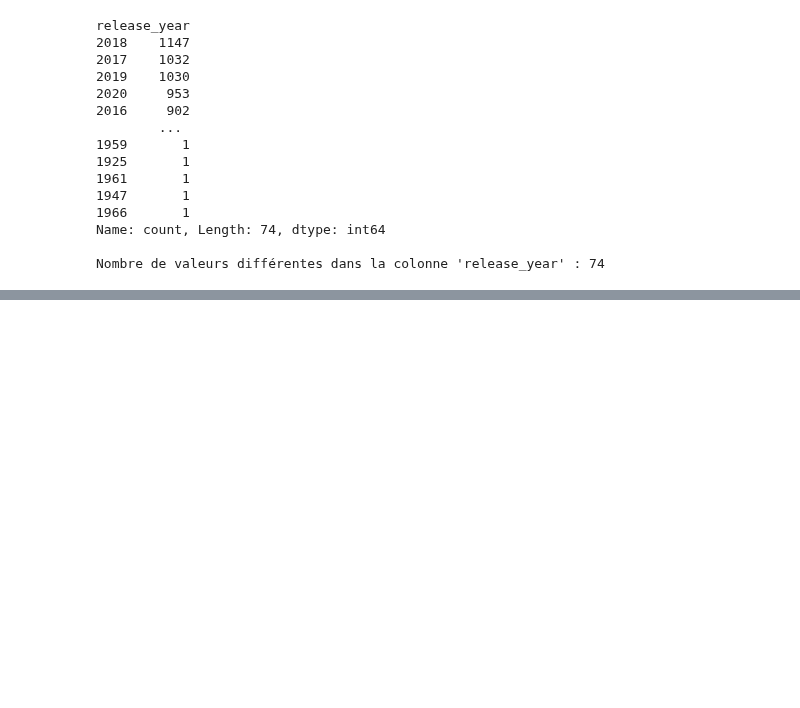
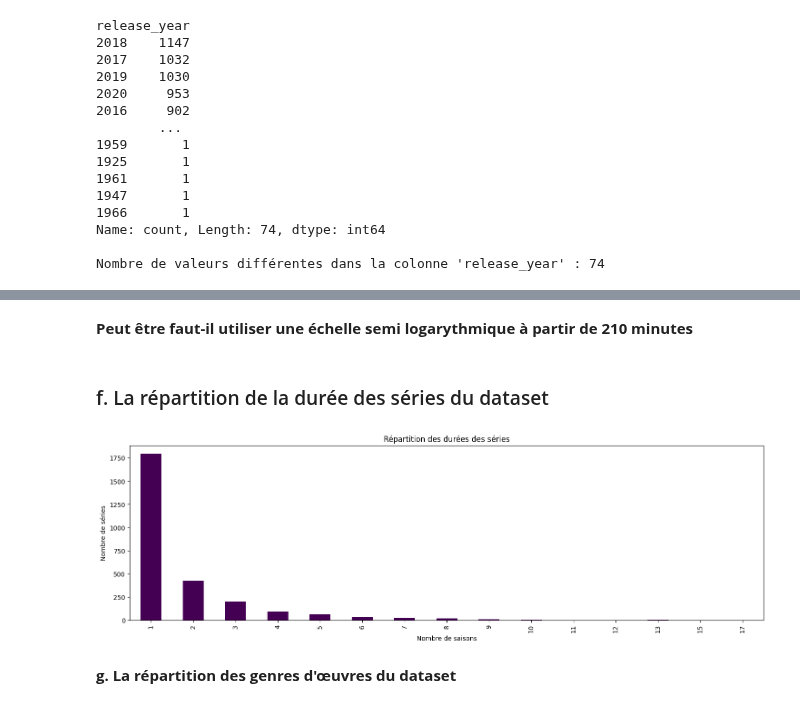
Before and after one commit to ines-lorquet/netflix-insights, a Jupyter notebook: Netflix Data Analysis.ipynb, the cells around one changed output, grey strips where cells are left out. Drawn from its saved outputs; the diff is of its cells as text; code cells hidden in the pictures; blank space fills up the shorter version.

```diff
--- a/Netflix Data Analysis.ipynb
+++ b/Netflix Data Analysis.ipynb
@@ -657,0 +746,37 @@ Nombre de valeurs différentes dans la colonne 'release_year' : 74
+# %% [markdown]
+**Peut être faut-il utiliser une échelle semi logarythmique à partir de 210 minutes**
+# %% [markdown]
+### f. La répartition de la durée des séries du dataset
+# %%
+import re
+
+# Remplacer les valeurs NaN par 0
+df.loc[df['type'] == 'TV Show', 'duration'] = df.loc[df['type'] == 'TV Show', 'duration'].fillna(0)
+
+# Expressions régulières (re) pour extraire uniquement les entiers
+df.loc[df['type'] == 'TV Show', 'duration'] = df.loc[df['type'] == 'TV Show', 'duration'].apply(lambda x: int(re.search(r'\d+', str(x)).group()) if re.search(r'\d+', str(x)) else x)
+
+# Graphique en barres
+plt.figure(figsize=(18,5))
+
+# Sélectionne les valeurs des variables 'duration' des observations dont la variable 'type' est 'TV Show'
+tv_show_durations = df.loc[df['type'] == 'TV Show']['duration']
+
+# Calculer la fréquence de chaque durée
+duration_counts = tv_show_durations.value_counts().sort_index()
+
+# Graphique en barres
+duration_counts.plot(kind='bar', cmap='viridis')
+
+# Titres et de labels
+plt.title('Répartition des durées des séries')
+plt.xlabel('Nombre de saisons')
+plt.ylabel('Nombre de séries')
+
+# Affichage de l'histogramme
+plt.grid(False)
+plt.show()
+# %% [output]
+[figure, added]
+# %% [markdown]
+**g. La répartition des genres d'œuvres du dataset**
```
Also changed, not shown: parts of 14 cells of this notebook.
